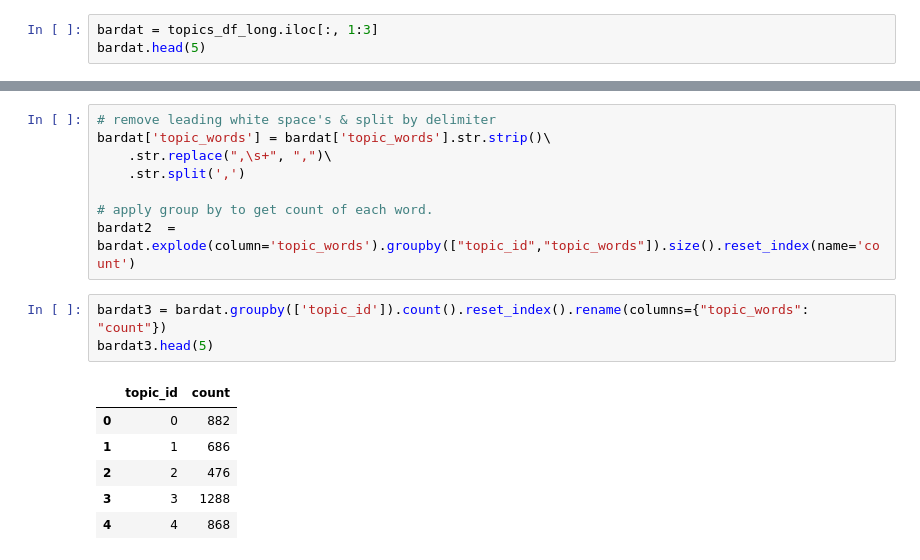
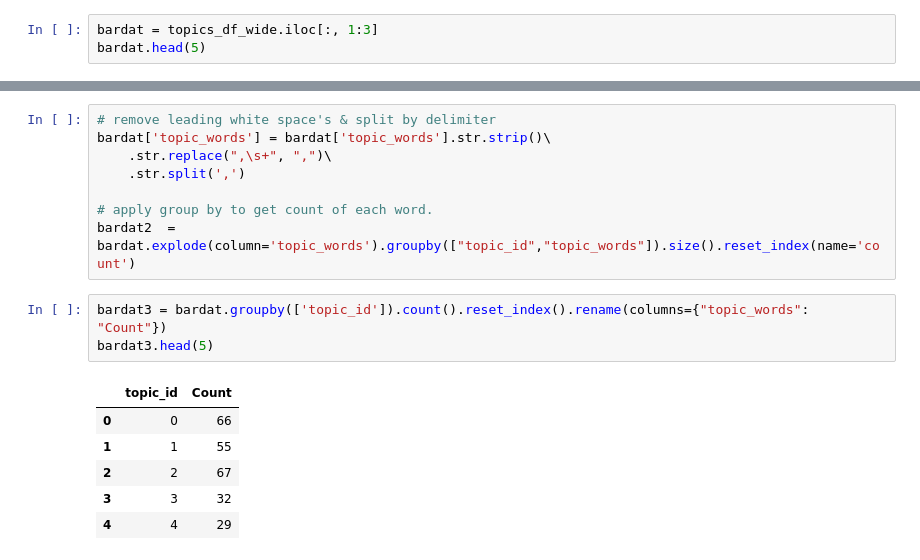
Before and after one commit to esnue/ThesisAllocationSystem, a Jupyter notebook: 4_Visualization.ipynb, the cells around one changed output, grey strips where cells are left out. Drawn from its saved outputs; the diff is of its cells as text.

```diff
--- a/4_Visualization.ipynb
+++ b/4_Visualization.ipynb
@@ -186,5 +189,5 @@ topics_df_long.head(5)
 # %%
-bardat = topics_df_long.iloc[:, 1:3]
+bardat = topics_df_wide.iloc[:, 1:3]
 bardat.head(5)
 # %% [output]
 |  | topic_id | topic_words |
@@ -202,12 +205,12 @@ bardat['topic_words'] = bardat['topic_words'].str.strip()\
 # apply group by to get count of each word.
 bardat2  = bardat.explode(column='topic_words').groupby(["topic_id","topic_words"]).size().reset_index(name='count')
 # %%
-bardat3 = bardat.groupby(['topic_id']).count().reset_index().rename(columns={"topic_words": "count"})
+bardat3 = bardat.groupby(['topic_id']).count().reset_index().rename(columns={"topic_words": "Count"})
 bardat3.head(5)
 # %% [output]
-|  | topic_id | count |
-| 0 | 0 | 882 |
-| 1 | 1 | 686 |
-| 2 | 2 | 476 |
-| 3 | 3 | 1288 |
-| 4 | 4 | 868 |
+|  | topic_id | Count |
+| 0 | 0 | 66 |
+| 1 | 1 | 55 |
+| 2 | 2 | 67 |
+| 3 | 3 | 32 |
+| 4 | 4 | 29 |
```
Also changed, not shown: parts of 17 cells of this notebook.
